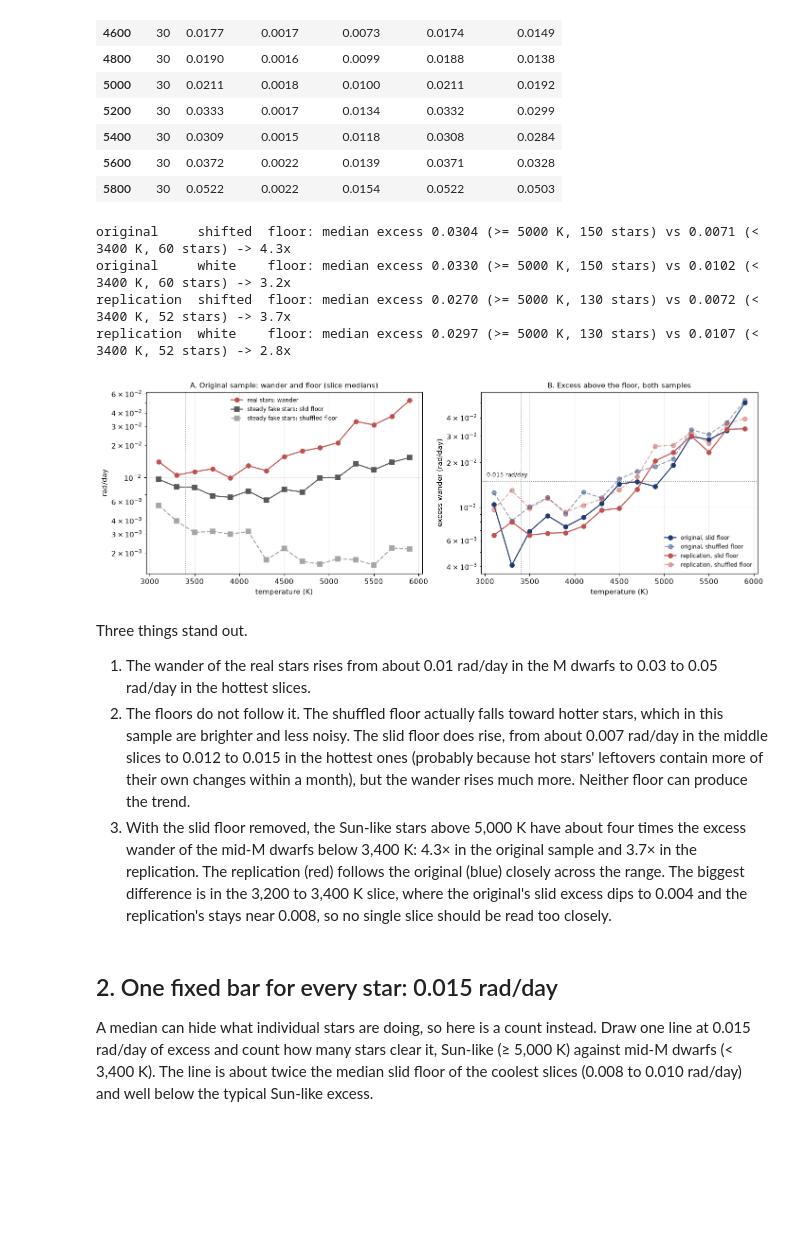
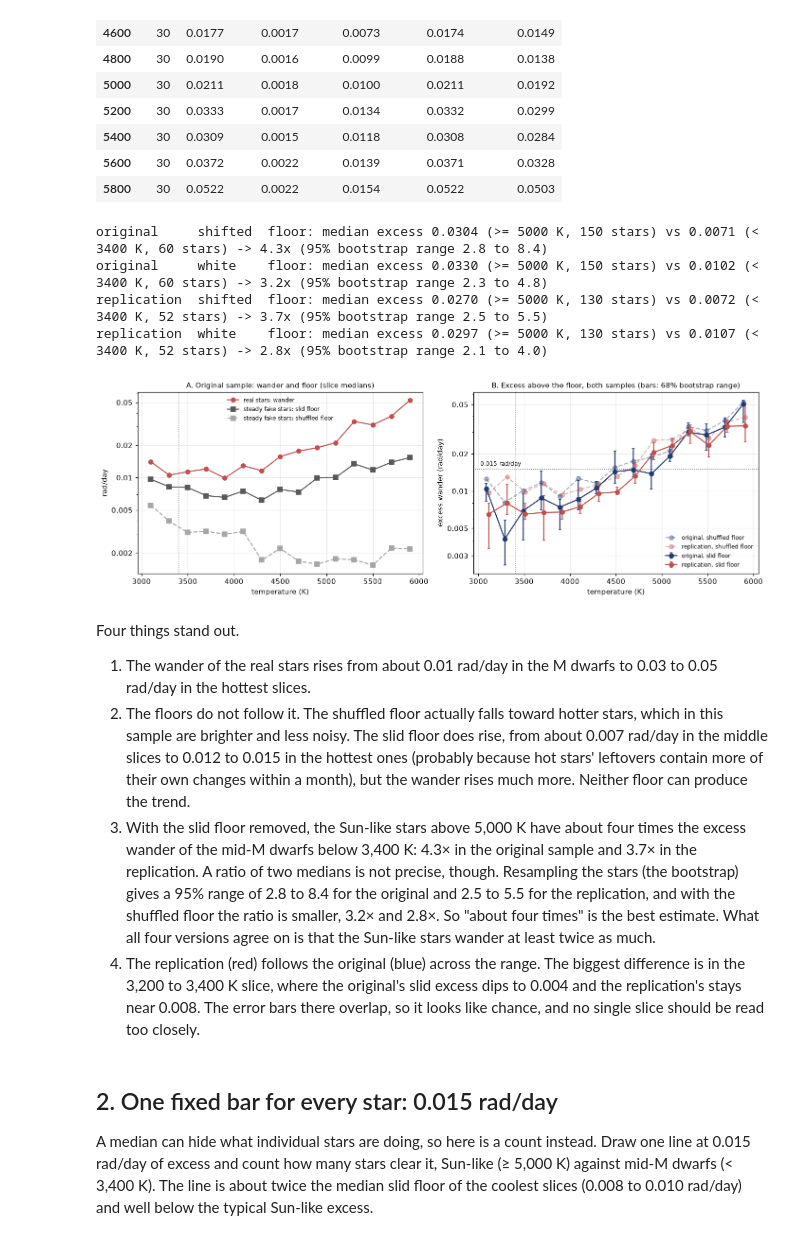
Before and after one commit to aditrivaishnavi/cooler-stars-keep-better-time, a Jupyter notebook: notebooks/2_results.ipynb, the cells around one changed output. Drawn from its saved outputs; the diff is of its cells as text; code cells hidden in the pictures; blank space fills up the shorter version.

```diff
--- a/notebooks/2_results.ipynb
+++ b/notebooks/2_results.ipynb
@@ -19,6 +19,7 @@ from concurrent.futures import ProcessPoolExecutor
 import numpy as np
 import pandas as pd
 import matplotlib.pyplot as plt
+from matplotlib.ticker import FormatStrFormatter, NullFormatter
 from scipy import stats
 
 import wander as w
@@ -28,6 +29,25 @@ import spot_model as sm
 plt.rcParams.update({"figure.dpi": 110, "axes.grid": True, "grid.alpha": 0.25})
 pd.set_option("display.width", 160)
 pd.set_option("display.max_columns", 30)
+
+
+def plain_log_axis(ax, ticks):
+    """Log y axis labelled 0.01, 0.02 ... instead of 10^-2, 2x10^-2 ..."""
+    ax.set_yscale("log")
+    low, high = ax.get_ylim()
+    ax.set_yticks(ticks)
+    ax.set_ylim(low, high)
+    ax.yaxis.set_major_formatter(FormatStrFormatter("%g"))
+    ax.yaxis.set_minor_formatter(NullFormatter())
+
+
+bootstrap_rng = np.random.default_rng(0)
+
+
+def bootstrap_medians(values, draws=2000):
+    """Medians of resampled copies of values, to show how much a median could move by chance."""
+    values = np.asarray(values)
+    return np.median(bootstrap_rng.choice(values, (draws, len(values))), axis=1)
 
 # False: read the saved results of sections 7 and 8. True: run them again from the light curves
 # (run `python get_data.py` first; under a minute for section 7 and about 5 minutes for section 8).
@@ -82,48 +102,56 @@ original sample, median per slice (rad/day)
 # %%
 fig, axes = plt.subplots(1, 2, figsize=(13, 4.4))
 bt = slices["original"]
 ax = axes[0]
 ax.plot(bt.index + 100, bt.wander, "o-", color="#c0504d", label="real stars: wander")
 ax.plot(bt.index + 100, bt.floor_shifted, "s-", color="0.35", label="steady fake stars: slid floor")
 ax.plot(bt.index + 100, bt.floor_white, "s--", color="0.65", label="steady fake stars: shuffled floor")
 ax.set_ylabel("rad/day")
 ax.set_title("A. Original sample: wander and floor (slice medians)", fontsize=10)
 ax.legend(fontsize=8, frameon=False)
 ax = axes[1]
-for name, color in [("original", "#1f3b73"), ("replication", "#c0504d")]:
+for name, color, nudge in [("original", "#1f3b73", -12), ("replication", "#c0504d", 12)]:
     t = slices[name]
-    ax.plot(t.index + 100, t.excess_shifted, "o-", color=color, label=f"{name}, slid floor")
-    ax.plot(t.index + 100, t.excess_white, "o--", color=color, alpha=0.45, label=f"{name}, shuffled floor")
+    spread = samples[name].groupby("slice").excess_shifted.apply(lambda v: np.percentile(bootstrap_medians(v), [16, 84]))
+    low = t.excess_shifted - np.array([s[0] for s in spread])
+    high = np.array([s[1] for s in spread]) - t.excess_shifted
+    ax.errorbar(t.index + 100 + nudge, t.excess_shifted, yerr=[low, high], fmt="o-", color=color, capsize=2,
+                label=f"{name}, slid floor")
+    ax.plot(t.index + 100 + nudge, t.excess_white, "o--", color=color, alpha=0.4, label=f"{name}, shuffled floor")
 ax.axhline(w.FIXED_BAR, color="0.3", ls=":", lw=1)
 ax.text(3020, w.FIXED_BAR * 1.07, "0.015 rad/day", fontsize=8)
 ax.set_ylabel("excess wander (rad/day)")
-ax.set_title("B. Excess above the floor, both samples", fontsize=10)
-ax.legend(fontsize=8, frameon=False)
+ax.set_title("B. Excess above the floor, both samples (bars: 68% bootstrap range)", fontsize=10)
+ax.legend(fontsize=8, frameon=False, loc="lower right")
 for ax in axes:
-    ax.set_yscale("log")
     ax.set_xlabel("temperature (K)")
     ax.axvline(w.FULLY_CONVECTIVE_TEFF, color="0.5", ls=":", lw=1)
+plain_log_axis(axes[0], [0.002, 0.005, 0.01, 0.02, 0.05])
+plain_log_axis(axes[1], [0.003, 0.005, 0.01, 0.02, 0.05])
 fig.tight_layout()
 fig.savefig(w.FIGURES / "fig6_wander_vs_temperature.png", dpi=150)
 
 for name, t in samples.items():
     hot, cool = t[t.teff >= 5000], t[t.teff < 3400]
     for floor in ("shifted", "white"):
-        ratio = hot[f"excess_{floor}"].median() / cool[f"excess_{floor}"].median()
-        print(f"{name:12s} {floor:8s} floor: median excess {hot[f'excess_{floor}'].median():.4f} (>= 5000 K, {len(hot)} stars) "
-              f"vs {cool[f'excess_{floor}'].median():.4f} (< 3400 K, {len(cool)} stars) -> {ratio:.1f}x")
+        h, c = hot[f"excess_{floor}"], cool[f"excess_{floor}"]
+        low, high = np.percentile(bootstrap_medians(h) / bootstrap_medians(c), [2.5, 97.5])
+        print(f"{name:12s} {floor:8s} floor: median excess {h.median():.4f} (>= 5000 K, {len(hot)} stars) "
+              f"vs {c.median():.4f} (< 3400 K, {len(cool)} stars) -> {h.median() / c.median():.1f}x "
+              f"(95% bootstrap range {low:.1f} to {high:.1f})")
 # %% [output]
-original     shifted  floor: median excess 0.0304 (>= 5000 K, 150 stars) vs 0.0071 (< 3400 K, 60 stars) -> 4.3x
-original     white    floor: median excess 0.0330 (>= 5000 K, 150 stars) vs 0.0102 (< 3400 K, 60 stars) -> 3.2x
-replication  shifted  floor: median excess 0.0270 (>= 5000 K, 130 stars) vs 0.0072 (< 3400 K, 52 stars) -> 3.7x
-replication  white    floor: median excess 0.0297 (>= 5000 K, 130 stars) vs 0.0107 (< 3400 K, 52 stars) -> 2.8x
+original     shifted  floor: median excess 0.0304 (>= 5000 K, 150 stars) vs 0.0071 (< 3400 K, 60 stars) -> 4.3x (95% bootstrap range 2.8 to 8.4)
+original     white    floor: median excess 0.0330 (>= 5000 K, 150 stars) vs 0.0102 (< 3400 K, 60 stars) -> 3.2x (95% bootstrap range 2.3 to 4.8)
+replication  shifted  floor: median excess 0.0270 (>= 5000 K, 130 stars) vs 0.0072 (< 3400 K, 52 stars) -> 3.7x (95% bootstrap range 2.5 to 5.5)
+replication  white    floor: median excess 0.0297 (>= 5000 K, 130 stars) vs 0.0107 (< 3400 K, 52 stars) -> 2.8x (95% bootstrap range 2.1 to 4.0)
-[figure, old version]
+[figure, new version]
 # %% [markdown]
-Three things stand out.
+Four things stand out.
 
 1. The wander of the real stars rises from about 0.01 rad/day in the M dwarfs to 0.03 to 0.05 rad/day in the hottest slices.
 2. The floors do not follow it. The shuffled floor actually falls toward hotter stars, which in this sample are brighter and less noisy. The slid floor does rise, from about 0.007 rad/day in the middle slices to 0.012 to 0.015 in the hottest ones (probably because hot stars' leftovers contain more of their own changes within a month), but the wander rises much more. Neither floor can produce the trend.
-3. With the slid floor removed, the Sun-like stars above 5,000 K have about four times the excess wander of the mid-M dwarfs below 3,400 K: 4.3× in the original sample and 3.7× in the replication. The replication (red) follows the original (blue) closely across the range. The biggest difference is in the 3,200 to 3,400 K slice, where the original's slid excess dips to 0.004 and the replication's stays near 0.008, so no single slice should be read too closely.
+3. With the slid floor removed, the Sun-like stars above 5,000 K have about four times the excess wander of the mid-M dwarfs below 3,400 K: 4.3× in the original sample and 3.7× in the replication. A ratio of two medians is not precise, though. Resampling the stars (the bootstrap) gives a 95% range of 2.8 to 8.4 for the original and 2.5 to 5.5 for the replication, and with the shuffled floor the ratio is smaller, 3.2× and 2.8×. So "about four times" is the best estimate. What all four versions agree on is that the Sun-like stars wander at least twice as much.
+4. The replication (red) follows the original (blue) across the range. The biggest difference is in the 3,200 to 3,400 K slice, where the original's slid excess dips to 0.004 and the replication's stays near 0.008. The error bars there overlap, so it looks like chance, and no single slice should be read too closely.
 # %% [markdown]
 ## 2. One fixed bar for every star: 0.015 rad/day
 
```
Also changed, not shown: parts of 5 cells of this notebook, 6 other files.
